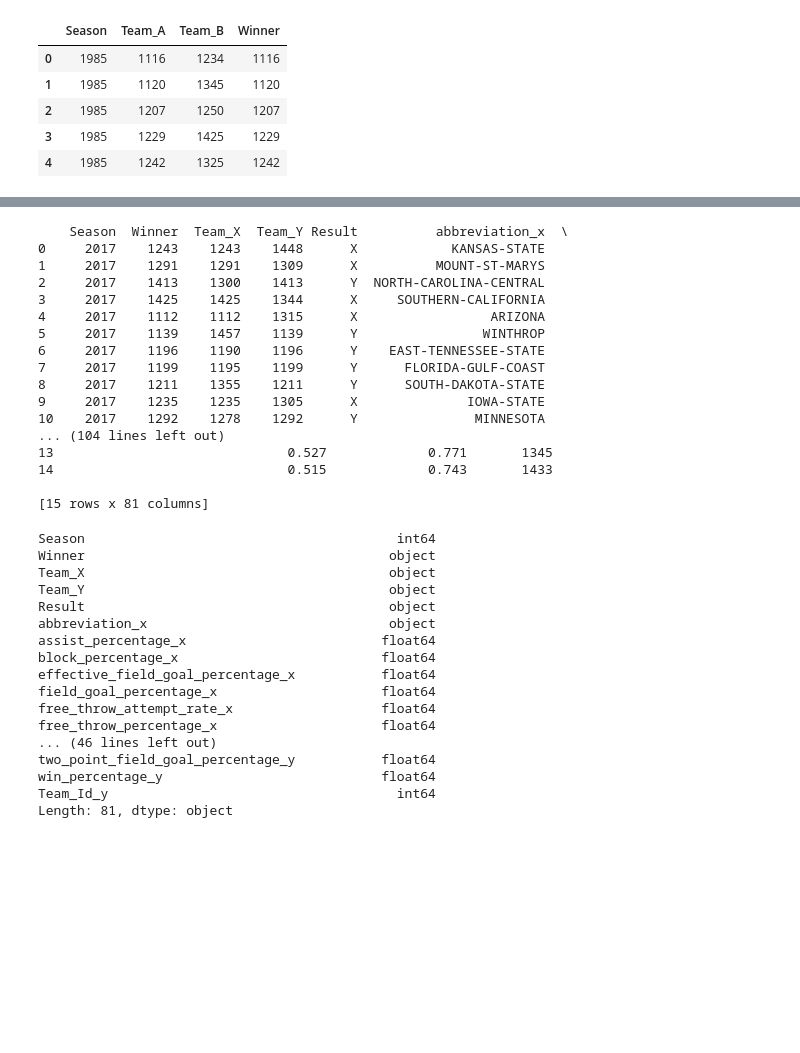
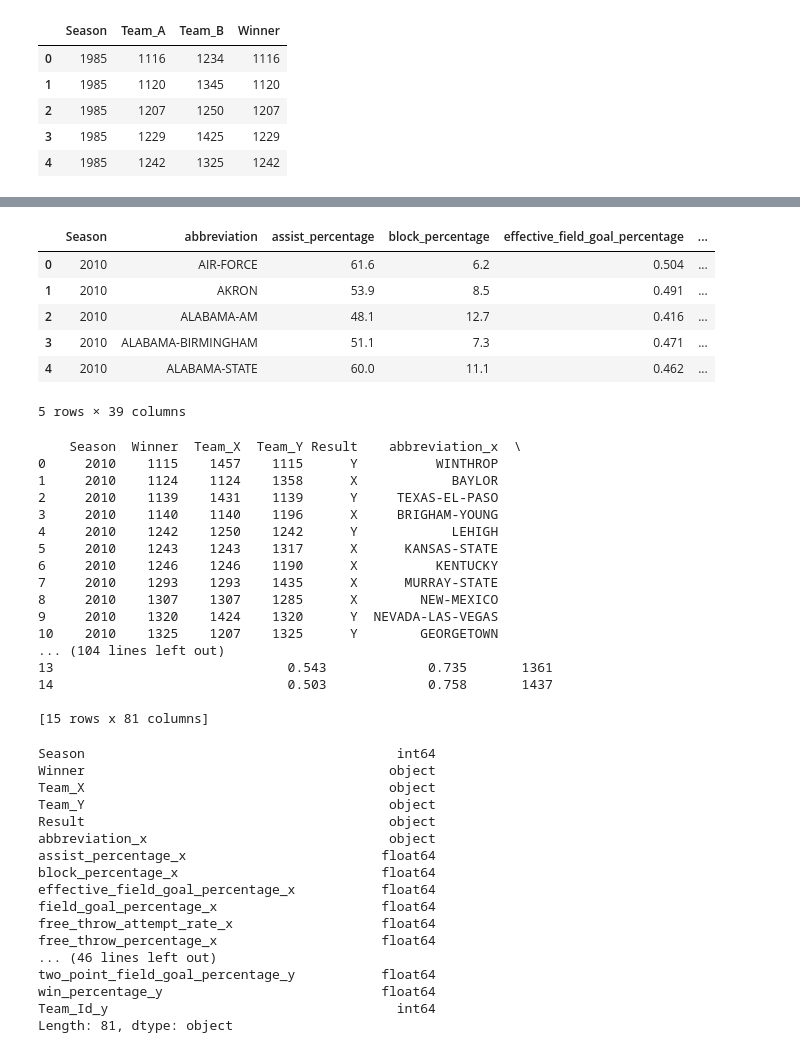
Before and after one commit to jseigh89/NCAAB, a Jupyter notebook: Predict March Madness.ipynb, the cells around one changed output, grey strips where cells are left out. Drawn from its saved outputs; the diff is of its cells as text; code cells hidden in the pictures; blank space fills up the shorter version.

```diff
--- a/Predict March Madness.ipynb
+++ b/Predict March Madness.ipynb
@@ -97,2 +118,2 @@ games.head(25)
 # %%
-team_data = teams_df[['abbreviation','assist_percentage','block_percentage','effective_field_goal_percentage','field_goal_percentage','free_throw_attempt_rate','free_throw_percentage','free_throws_per_field_goal_attempt','net_rating','offensive_rating','offensive_rebound_percentage','opp_assist_percentage','opp_block_percentage','opp_effective_field_goal_percentage','opp_field_goal_percentage','opp_free_throw_attempt_rate','opp_free_throw_percentage','opp_free_throws_per_field_goal_attempt','opp_offensive_rating','opp_offensive_rebound_percentage','opp_steal_percentage','opp_three_point_attempt_rate','opp_three_point_field_goal_percentage','opp_total_rebound_percentage','opp_true_shooting_percentage','opp_two_point_field_goal_percentage','pace','simple_rating_system','steal_percentage','strength_of_schedule','three_point_attempt_rate','three_point_field_goal_percentage','total_rebound_percentage','true_shooting_percentage','turnover_percentage','two_point_field_goal_percentage','win_percentage']]
+team_data = teams_df[['Season','abbreviation','assist_percentage','block_percentage','effective_field_goal_percentage','field_goal_percentage','free_throw_attempt_rate','free_throw_percentage','free_throws_per_field_goal_attempt','net_rating','offensive_rating','offensive_rebound_percentage','opp_assist_percentage','opp_block_percentage','opp_effective_field_goal_percentage','opp_field_goal_percentage','opp_free_throw_attempt_rate','opp_free_throw_percentage','opp_free_throws_per_field_goal_attempt','opp_offensive_rating','opp_offensive_rebound_percentage','opp_steal_percentage','opp_three_point_attempt_rate','opp_three_point_field_goal_percentage','opp_total_rebound_percentage','opp_true_shooting_percentage','opp_two_point_field_goal_percentage','pace','simple_rating_system','steal_percentage','strength_of_schedule','three_point_attempt_rate','three_point_field_goal_percentage','total_rebound_percentage','true_shooting_percentage','turnover_percentage','two_point_field_goal_percentage','win_percentage']]
@@ -113,27 +136,37 @@ team_abb = team_abb[['abbreviation','Team_Id']]
 # %%
 team_data_abb = team_data.merge(team_abb, left_on = 'abbreviation', right_on = 'abbreviation', how = 'left').dropna()
 team_data_abb['Team_Id'] = team_data_abb['Team_Id'].astype(np.int64)
+# %%
+team_data_abb.head()
+# %% [output]
+|  | Season | abbreviation | assist_percentage | block_percentage | effective_field_goal_percentage | ... |
+| 0 | 2010 | AIR-FORCE | 61.6 | 6.2 | 0.504 | ... |
+| 1 | 2010 | AKRON | 53.9 | 8.5 | 0.491 | ... |
+| 2 | 2010 | ALABAMA-AM | 48.1 | 12.7 | 0.416 | ... |
+| 3 | 2010 | ALABAMA-BIRMINGHAM | 51.1 | 7.3 | 0.471 | ... |
+| 4 | 2010 | ALABAMA-STATE | 60.0 | 11.1 | 0.462 | ... |
+5 rows × 39 columns
 # %%
-games_2017_a = games_2017.merge(team_data_abb, left_on = 'Team_X', right_on = 'Team_Id', how = 'left')
-games_2017_b = games_2017_a.merge(team_data_abb, left_on = 'Team_Y', right_on = 'Team_Id', how = 'left')
-games_2017_b = games_2017_b.dropna()
-print(games_2017_b.head(15))
+games_a = games.merge(team_data_abb, left_on = ['Team_X','Season'], right_on = ['Team_Id','Season'], how = 'left')
+games_b = games_a.merge(team_data_abb, left_on = ['Team_Y','Season'], right_on = ['Team_Id','Season'], how = 'left')
+games_b = games_b.dropna()
+print(games_b.head(15))
 # %% [output]
-    Season  Winner  Team_X  Team_Y Result          abbreviation_x  \
-0     2017    1243    1243    1448      X            KANSAS-STATE
-1     2017    1291    1291    1309      X          MOUNT-ST-MARYS
-2     2017    1413    1300    1413      Y  NORTH-CAROLINA-CENTRAL
-3     2017    1425    1425    1344      X     SOUTHERN-CALIFORNIA
-4     2017    1112    1112    1315      X                 ARIZONA
-5     2017    1139    1457    1139      Y                WINTHROP
-6     2017    1196    1190    1196      Y    EAST-TENNESSEE-STATE
-7     2017    1199    1195    1199      Y      FLORIDA-GULF-COAST
-8     2017    1211    1355    1211      Y      SOUTH-DAKOTA-STATE
-9     2017    1235    1235    1305      X              IOWA-STATE
-10    2017    1292    1278    1292      Y               MINNESOTA
+    Season  Winner  Team_X  Team_Y Result    abbreviation_x  \
+0     2010    1115    1457    1115      Y          WINTHROP
+1     2010    1124    1124    1358      X            BAYLOR
+2     2010    1139    1431    1139      Y     TEXAS-EL-PASO
+3     2010    1140    1140    1196      X     BRIGHAM-YOUNG
+4     2010    1242    1250    1242      Y            LEHIGH
+5     2010    1243    1243    1317      X      KANSAS-STATE
+6     2010    1246    1246    1190      X          KENTUCKY
+7     2010    1293    1293    1435      X      MURRAY-STATE
+8     2010    1307    1307    1285      X        NEW-MEXICO
+9     2010    1320    1424    1320      Y  NEVADA-LAS-VEGAS
+10    2010    1325    1207    1325      Y        GEORGETOWN
 ... (104 lines left out)
-13                              0.527             0.771       1345
-14                              0.515             0.743       1433
+13                              0.543             0.735       1361
+14                              0.503             0.758       1437
 
 [15 rows x 81 columns]
 # %%
```
Also changed, not shown: parts of 31 cells of this notebook.
